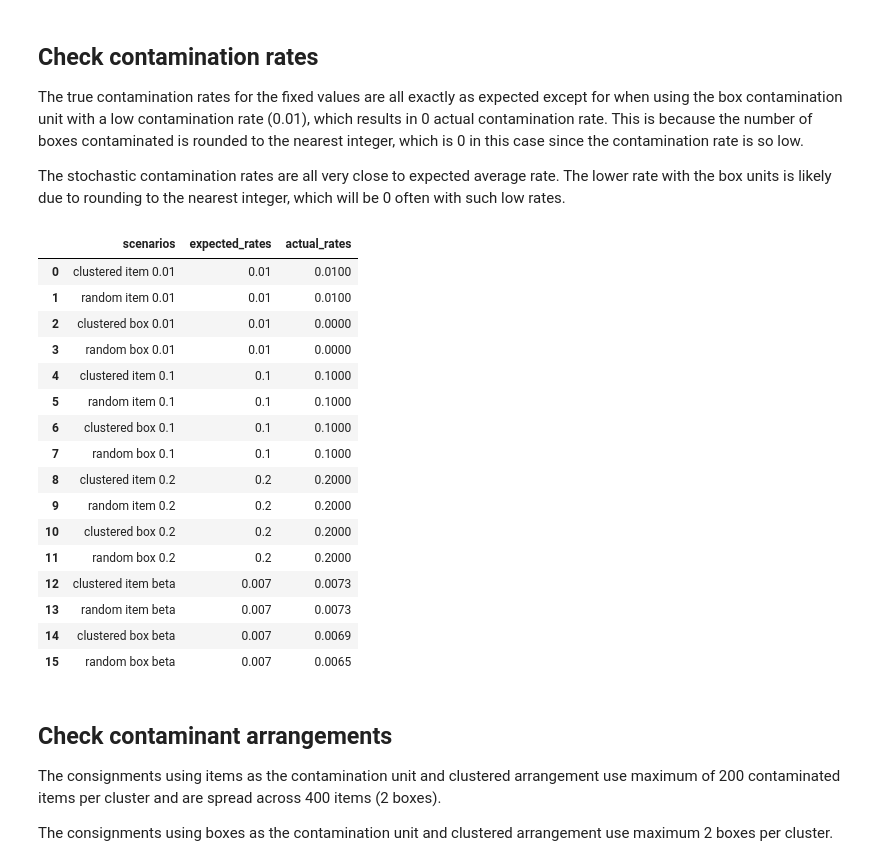
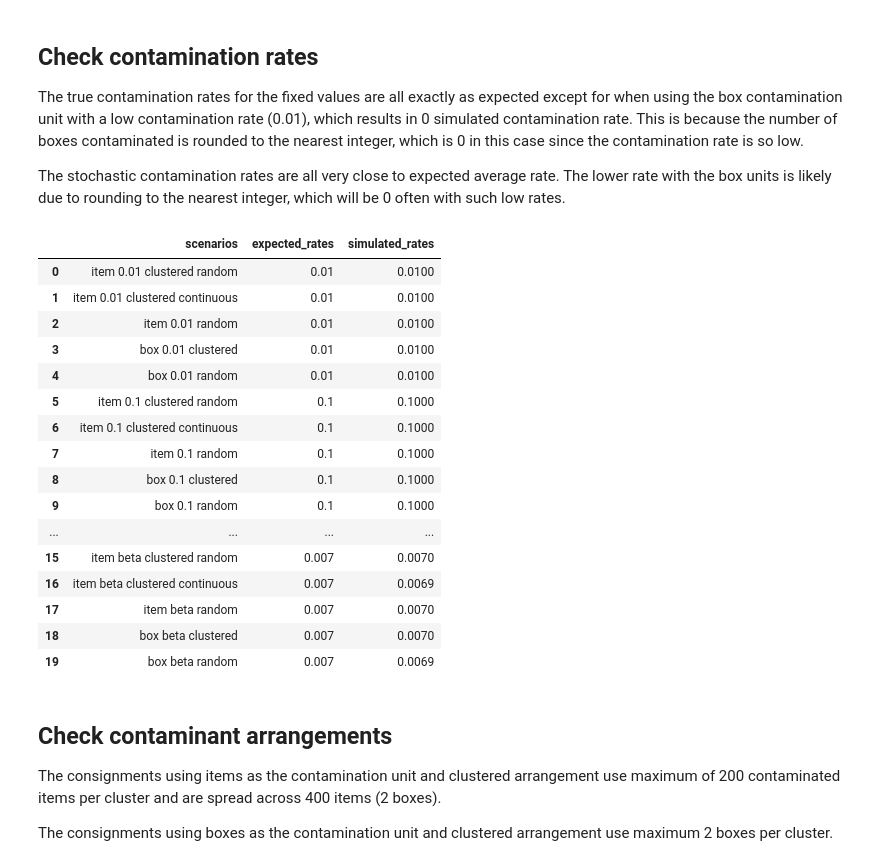
Before and after one commit to ncsu-landscape-dynamics/popsborder, a Jupyter notebook: validation_plots.ipynb, the cells around one changed output. Drawn from its saved outputs; the diff is of its cells as text; code cells hidden in the pictures.

```diff
--- a/validation_plots.ipynb
+++ b/validation_plots.ipynb
@@ -65,7 +72,7 @@ Running scenario: contaminate validation 12
 num_consignments_2 = 1000
 contaminate_validation_2 = run_scenarios(
     config=basic_config,
-    scenario_table=contaminate_validation_scenarios[12:16],
+    scenario_table=contaminate_validation_scenarios[15:21],
     seed=42,
     num_simulations=20,
     num_consignments=num_consignments_2,
@@ -95,8 +103,8 @@ contaminate_validation_df_1 = save_scenario_result_to_pandas(
         "contamination/contamination_rate/parameters",
         "contamination/arrangement",
         "contamination/clustered/distribution",
-        "contamination/clustered/max_contaminated_units_per_cluster",
-        "contamination/clustered/random/max_cluster_item_width",
+        "contamination/clustered/contaminated_units_per_cluster",
+        "contamination/clustered/random/cluster_item_width",
     ],
     result_columns=[
         "true_contamination_rate",
@@ -117,8 +125,8 @@ contaminate_validation_df_2 = save_scenario_result_to_pandas(
         "contamination/contamination_rate/parameters",
         "contamination/arrangement",
         "contamination/clustered/distribution",
-        "contamination/clustered/max_contaminated_units_per_cluster",
-        "contamination/clustered/random/max_cluster_item_width",
+        "contamination/clustered/contaminated_units_per_cluster",
+        "contamination/clustered/random/cluster_item_width",
     ],
     result_columns=[
         "true_contamination_rate",
@@ -165,41 +173,41 @@ See the caveats in the documentation: https://pandas.pydata.org/pandas-docs/stab
 # %%
-# Create table with expected and actual contamination rates
-fixed_expected = contaminate_validation_df["contamination/contamination_rate/value"][0:12]
+# Create table with expected and simulated contamination rates
+fixed_expected = contaminate_validation_df["contamination/contamination_rate/value"][0:15]
 beta_expected = pd.Series(0.007)
 beta_expected = beta_expected.repeat(repeats=len(contaminate_validation_df_2))
 
 expected_rates = fixed_expected.append(beta_expected)
 
 expected_rates.index = range(len(expected_rates))
-actual_rates = contaminate_validation_df["true_contamination_rate"]
-actual_rates = actual_rates.round(decimals=4)
+simulated_rates = contaminate_validation_df["true_contamination_rate"]
+simulated_rates = simulated_rates.round(decimals=4)
 scenarios = contaminate_validation_df["consignment name"]
 # %% [markdown]
 ## Check contamination rates
-The true contamination rates for the fixed values are all exactly as expected except for when using the box contamination unit with a low contamination rate (0.01), which results in 0 actual contamination rate. This is because the number of boxes contaminated is rounded to the nearest integer, which is 0 in this case since the contamination rate is so low.
+The true contamination rates for the fixed values are all exactly as expected except for when using the box contamination unit with a low contamination rate (0.01), which results in 0 simulated contamination rate. This is because the number of boxes contaminated is rounded to the nearest integer, which is 0 in this case since the contamination rate is so low.
 
 The stochastic contamination rates are all very close to expected average rate. The lower rate with the box units is likely due to rounding to the nearest integer, which will be 0 often with such low rates.
 # %%
-contamination_rate_validatation = pd.DataFrame({"scenarios": scenarios, "expected_rates": expected_rates, "actual_rates": actual_rates})
+contamination_rate_validatation = pd.DataFrame({"scenarios": scenarios, "expected_rates": expected_rates, "simulated_rates": simulated_rates})
 contamination_rate_validatation
 # %% [output]
-|  | scenarios | expected_rates | actual_rates |
-| 0 | clustered item 0.01 | 0.01 | 0.0100 |
-| 1 | random item 0.01 | 0.01 | 0.0100 |
-| 2 | clustered box 0.01 | 0.01 | 0.0000 |
-| 3 | random box 0.01 | 0.01 | 0.0000 |
-| 4 | clustered item 0.1 | 0.1 | 0.1000 |
-| 5 | random item 0.1 | 0.1 | 0.1000 |
-| 6 | clustered box 0.1 | 0.1 | 0.1000 |
-| 7 | random box 0.1 | 0.1 | 0.1000 |
-| 8 | clustered item 0.2 | 0.2 | 0.2000 |
-| 9 | random item 0.2 | 0.2 | 0.2000 |
-| 10 | clustered box 0.2 | 0.2 | 0.2000 |
-| 11 | random box 0.2 | 0.2 | 0.2000 |
-| 12 | clustered item beta | 0.007 | 0.0073 |
-| 13 | random item beta | 0.007 | 0.0073 |
-| 14 | clustered box beta | 0.007 | 0.0069 |
-| 15 | random box beta | 0.007 | 0.0065 |
+|  | scenarios | expected_rates | simulated_rates |
+| 0 | item 0.01 clustered random | 0.01 | 0.0100 |
+| 1 | item 0.01 clustered continuous | 0.01 | 0.0100 |
+| 2 | item 0.01 random | 0.01 | 0.0100 |
+| 3 | box 0.01 clustered | 0.01 | 0.0100 |
+| 4 | box 0.01 random | 0.01 | 0.0100 |
+| 5 | item 0.1 clustered random | 0.1 | 0.1000 |
+| 6 | item 0.1 clustered continuous | 0.1 | 0.1000 |
+| 7 | item 0.1 random | 0.1 | 0.1000 |
+| 8 | box 0.1 clustered | 0.1 | 0.1000 |
+| 9 | box 0.1 random | 0.1 | 0.1000 |
+| ... | ... | ... | ... |
+| 15 | item beta clustered random | 0.007 | 0.0070 |
+| 16 | item beta clustered continuous | 0.007 | 0.0069 |
+| 17 | item beta random | 0.007 | 0.0070 |
+| 18 | box beta clustered | 0.007 | 0.0070 |
+| 19 | box beta random | 0.007 | 0.0069 |
 # %% [markdown]
 ## Check contaminant arrangements
 The consignments using items as the contamination unit and clustered arrangement use maximum of 200 contaminated items per cluster and are spread across 400 items (2 boxes).
```
Also changed, not shown: parts of 17 cells of this notebook, 20 other files.
